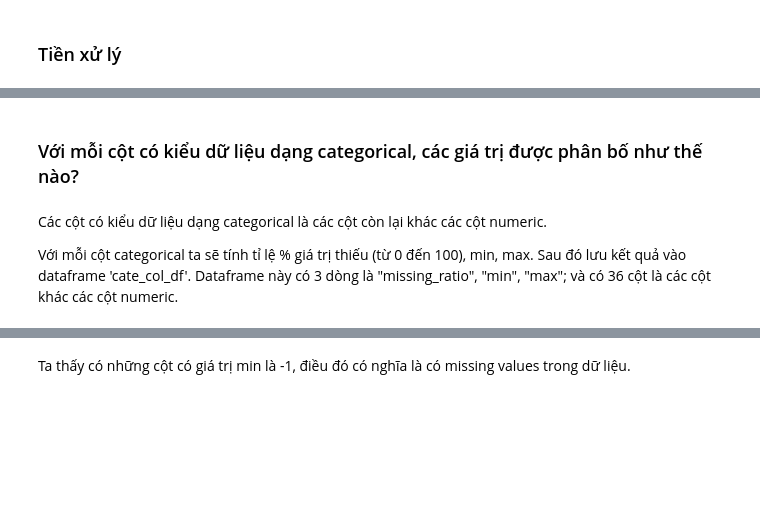
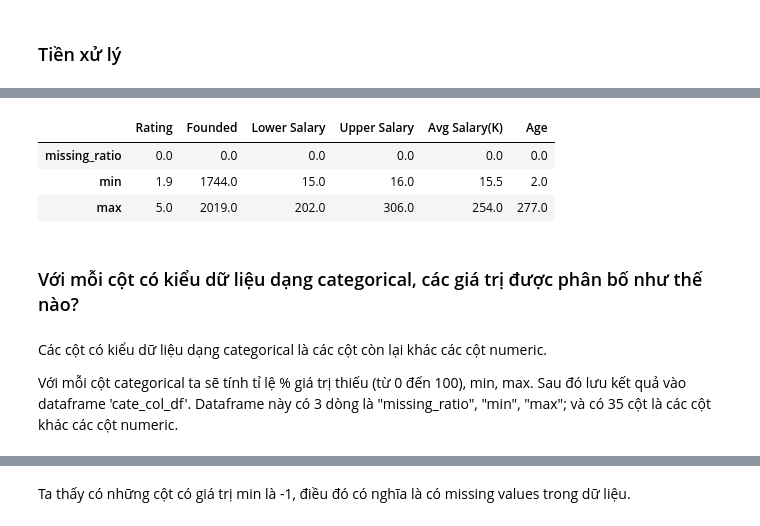
Before and after one commit to dolekhanhdang/-n-cu-i-k---LT-KHDL, a Jupyter notebook: Final Project.ipynb, the cells around one changed output, grey strips where cells are left out. Drawn from its saved outputs; the diff is of its cells as text; code cells hidden in the pictures; blank space fills up the shorter version.

```diff
--- a/Final Project.ipynb
+++ b/Final Project.ipynb
@@ -281,9 +271,16 @@ new_df
+# %%
+nume_col_df
+# %% [output]
+|  | Rating | Founded | Lower Salary | Upper Salary | Avg Salary(K) | Age |
+| missing_ratio | 0.0 | 0.0 | 0.0 | 0.0 | 0.0 | 0.0 |
+| min | 1.9 | 1744.0 | 15.0 | 16.0 | 15.5 | 2.0 |
+| max | 5.0 | 2019.0 | 202.0 | 306.0 | 254.0 | 277.0 |
 # %% [markdown]
 ### Với mỗi cột có kiểu dữ liệu dạng categorical, các giá trị được phân bố như thế nào?
 # %% [markdown]
 Các cột có kiểu dữ liệu dạng categorical là các cột còn lại khác các cột numeric.
 
-Với mỗi cột categorical ta sẽ tính tỉ lệ % giá trị thiếu (từ 0 đến 100), min, max. Sau đó lưu kết quả vào dataframe 'cate_col_df'. Dataframe này có 3 dòng là "missing_ratio", "min", "max"; và có 36 cột là các cột khác các cột numeric.
+Với mỗi cột categorical ta sẽ tính tỉ lệ % giá trị thiếu (từ 0 đến 100), min, max. Sau đó lưu kết quả vào dataframe 'cate_col_df'. Dataframe này có 3 dòng là "missing_ratio", "min", "max"; và có 35 cột là các cột khác các cột numeric.
 # %%
 cate_df=new_df.drop(columns=cols)
 # %%
```
Also changed, not shown: parts of 13 cells of this notebook.
